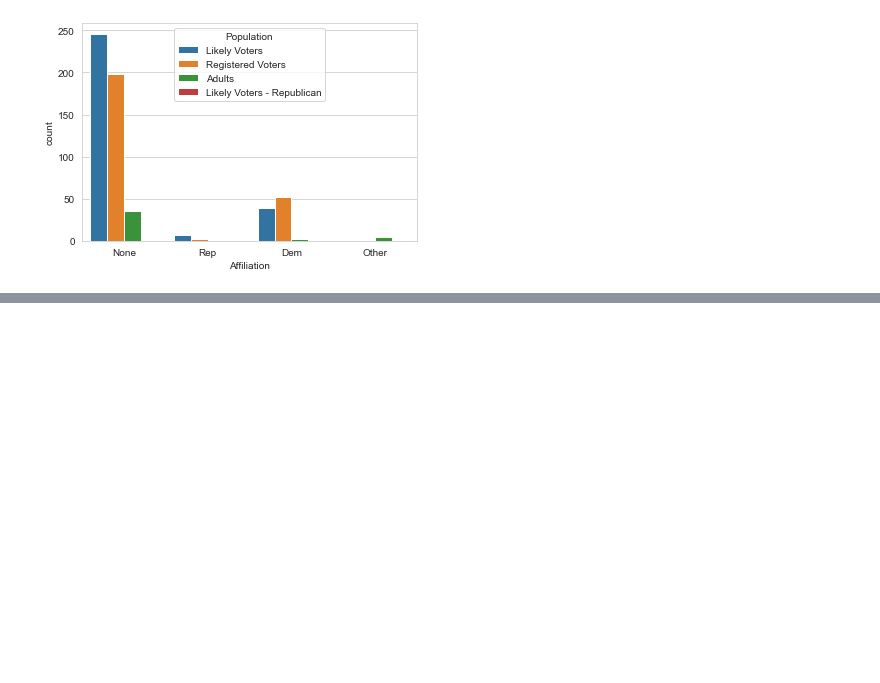
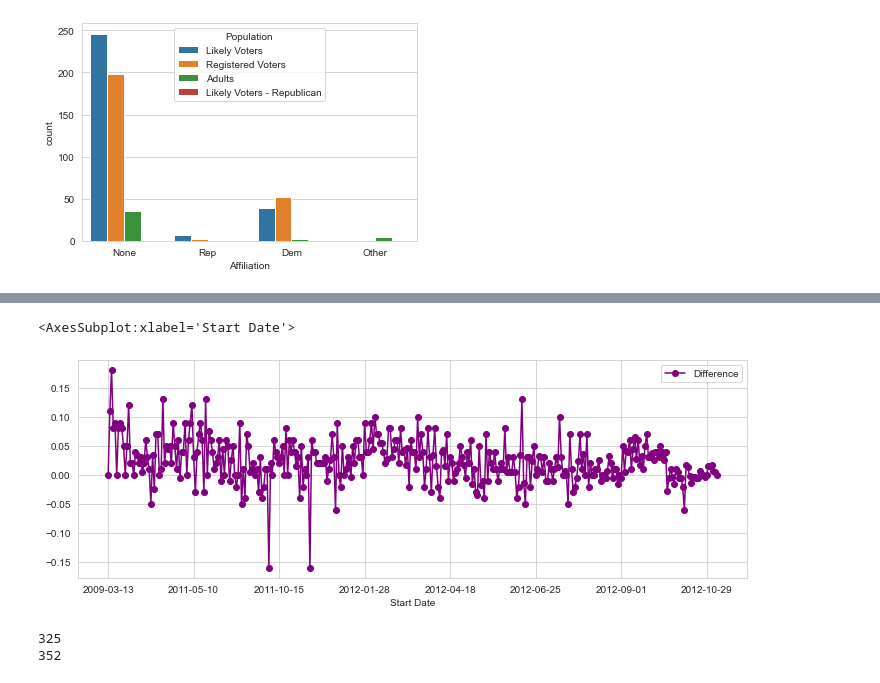
Before and after one commit to jry62/Election_2012_Data_Project, a Jupyter notebook: Election_Analysis.ipynb, the cells around one changed output, grey strips where cells are left out. Drawn from its saved outputs; the diff is of its cells as text; code cells hidden in the pictures; blank space fills up the shorter version.

```diff
--- a/Election_Analysis.ipynb
+++ b/Election_Analysis.ipynb
@@ -69,0 +141,4 @@ sns.countplot(x='Affiliation', data=polldf, hue= 'Population')
+# %%
+polldf['Difference'] = (polldf.Obama - polldf.Romney) / 100
+
+polldf
@@ -69,0 +159,6 @@ sns.countplot(x='Affiliation', data=polldf, hue= 'Population')
+# %%
+# positive leans towards obama and negative leans towards romney
+
+polldf = polldf.groupby(['Start Date'], as_index= False).mean()
+
+polldf
@@ -69,0 +179,23 @@ sns.countplot(x='Affiliation', data=polldf, hue= 'Population')
+# %%
+polldf.plot('Start Date', 'Difference', figsize=(12,4), marker='o', linestyle='-', color='purple')
+# %% [output]
+<AxesSubplot:xlabel='Start Date'>
+[figure, added]
+# %%
+#
+
+row_in = 0
+xlimit = []
+
+for date in polldf['Start Date']:
+    if date[0:7] == '2012-10':
+        xlimit.append(row_in)
+        row_in += 1
+    else:
+        row_in += 1
+
+print(min(xlimit))
+print(max(xlimit))
+# %% [output]
+325
+352
```
Also changed, not shown: parts of 15 cells of this notebook.
